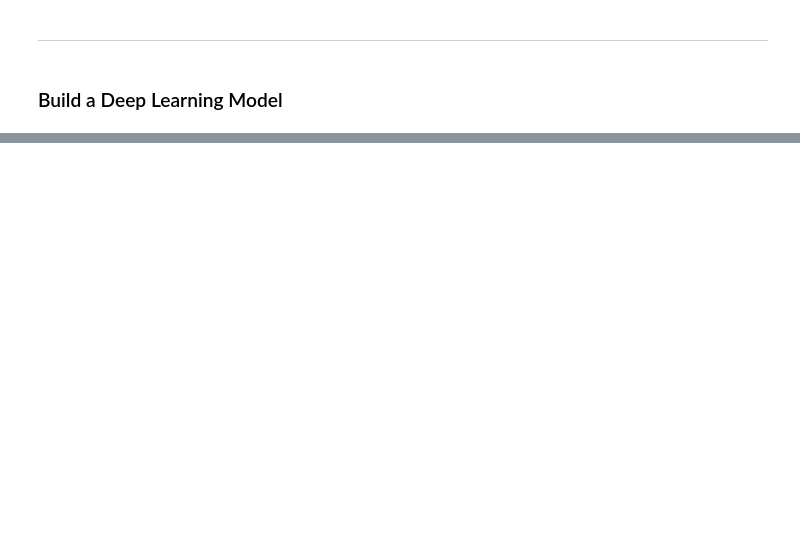
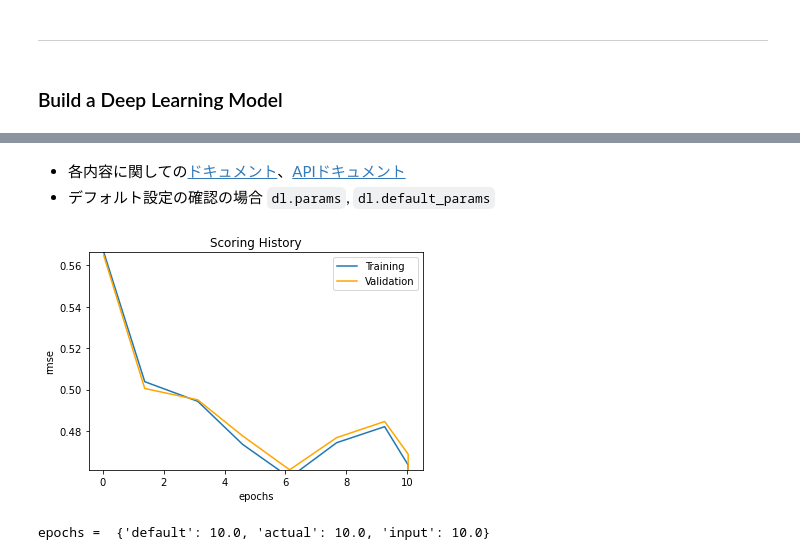
Before and after one commit to yukismd/H2O_3_Tutorial, a Jupyter notebook: python_api/H2O-3 Regression Tutorial.ipynb, the cells around one changed output, grey strips where cells are left out. Cells and saved outputs as stored; diff of their text form; code cells hidden in the pictures; blank space fills up the shorter version.

```diff
--- a/python_api/H2O-3 Regression Tutorial.ipynb
+++ b/python_api/H2O-3 Regression Tutorial.ipynb
@@ -335,0 +356,7 @@ AUC on valid data:  0.4244289019626859
+# %%
+dl = H2ODeepLearningEstimator(seed=42,
+                              model_id='DL',
+                              nfolds= 0,
+                              keep_cross_validation_predictions = False)
+
+%time dl.train(x=x, y=y, training_frame=train, validation_frame=valid)
@@ -335,0 +446,12 @@ AUC on valid data:  0.4244289019626859
+# %% [markdown]
+- 各内容に関しての[ドキュメント](http://docs.h2o.ai/h2o/latest-stable/h2o-docs/data-science/deep-learning.html#defining-a-deep-learning-model)、[APIドキュメント](https://docs.h2o.ai/h2o/latest-stable/h2o-py/docs/modeling.html#h2odeeplearningestimator)
+- デフォルト設定の確認の場合 `dl.params`, `dl.default_params`
+# %%
+#> 学習の履歴の表示
+dl.plot()
+# %% [output]
+[figure, added]
+# %%
+print("epochs = ", dl.params['epochs'])
+# %% [output]
+epochs =  {'default': 10.0, 'actual': 10.0, 'input': 10.0}
```
Also changed, not shown: parts of 27 cells of this notebook.
